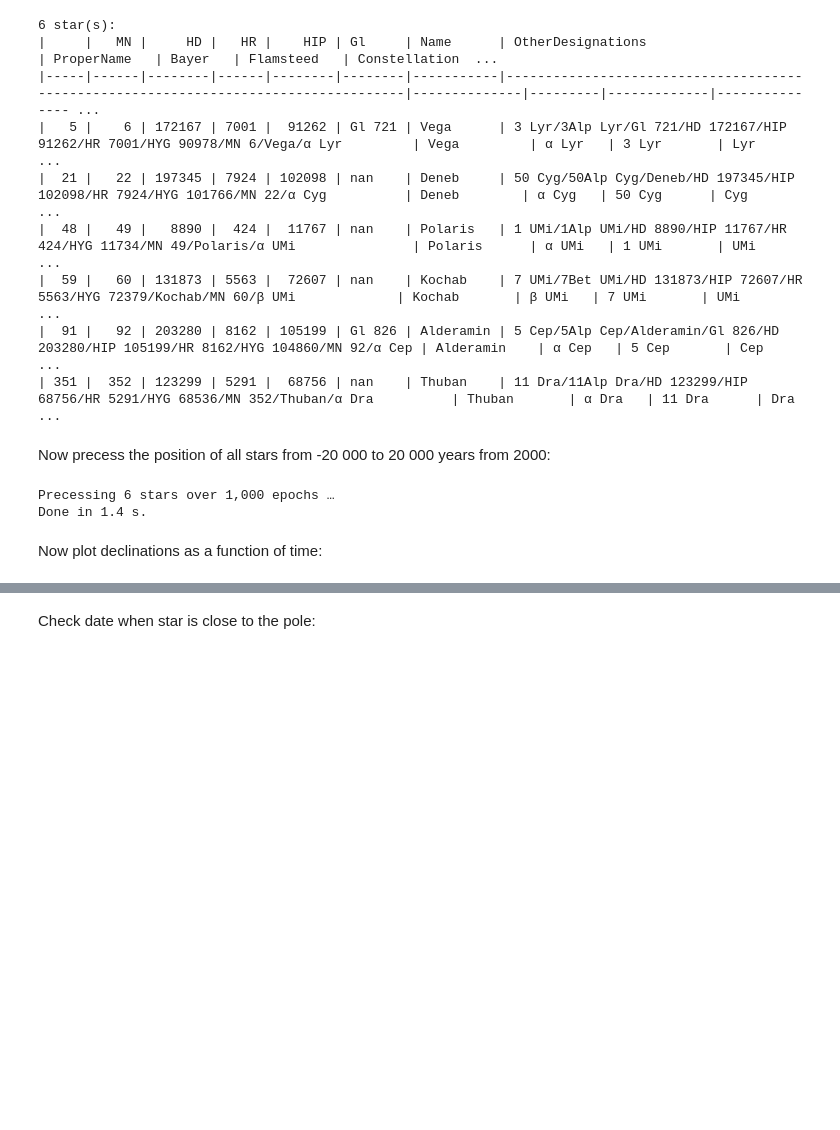
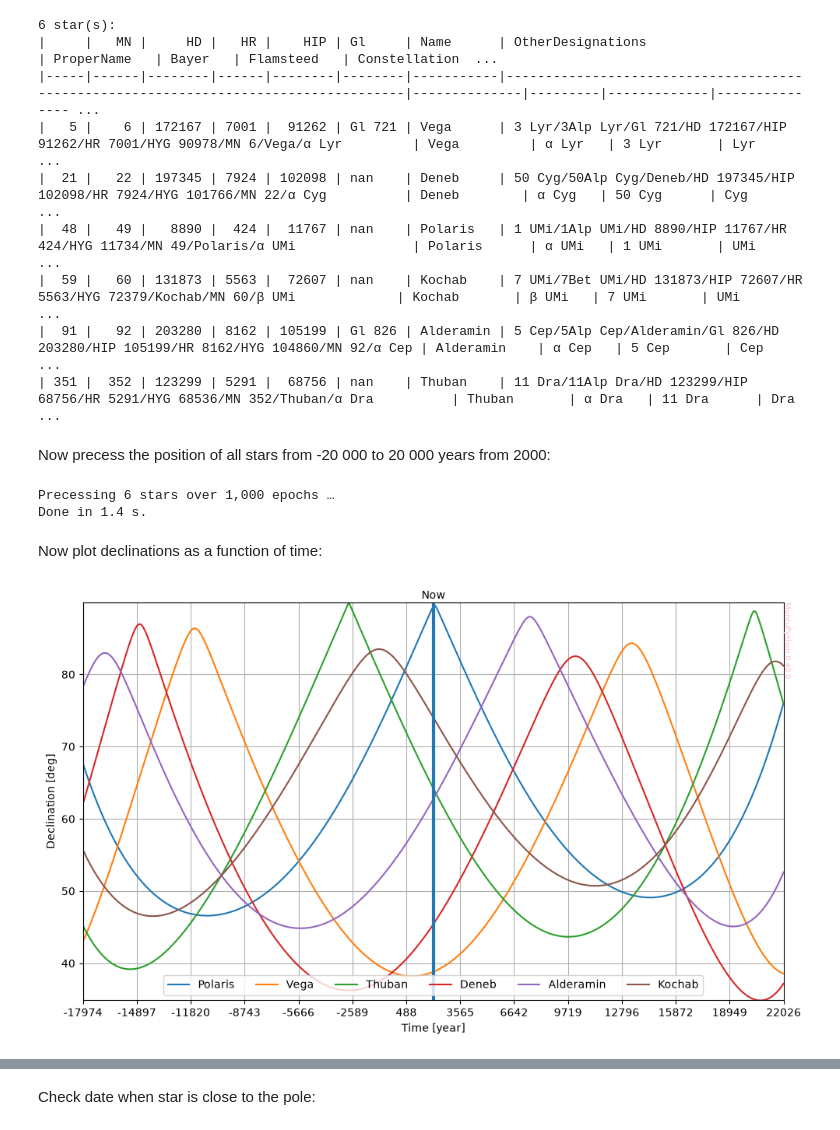
Before and after one commit to seap-udea/MontuPython, a Jupyter notebook: README.ipynb, the cells around one changed output, grey strips where cells are left out. Drawn from its saved outputs; the diff is of its cells as text; code cells hidden in the pictures; blank space fills up the shorter version.

```diff
--- a/README.ipynb
+++ b/README.ipynb
@@ -796,21 +804,25 @@ Now plot declinations as a function of time:
 # %%
 fig,ax = plt.subplots(figsize=(10,6))
 for star in star_names:
     ax.plot(df['tt'],df[star],label=star)
 
 ax.legend(loc='lower center',ncol=len(star_names))
 ax.set_xlabel("Time [year]")
 ax.set_ylabel("Declination [deg]")
 ax.axvline(montu.Time().tt,lw=3)
 ax.text(0.5,1.01,'Now',ha='center',transform=ax.transAxes)
 ax.margins(0)
 ax.set_xticks(np.linspace(df['tt'].min(),df['tt'].max(),14))
 ax.grid()
 montu.Time.set_time_ticks(ax)
 montu.Util.montu_mark(ax)
 fig.tight_layout()
 fig.savefig('gallery/pole-stars.png')
+display(fig)
 plt.close(fig) # Used only for README generation
+from IPython.display import display
+# %% [output]
+[figure, added]
 # %% [markdown]
 <p align="center"><img src="https://github.com/seap-udea/MontuPython/blob/main/gallery/pole-stars.png?raw=true" alt="Logo""/></p>
 # %% [markdown]
```
Also changed, not shown: parts of 4 cells of this notebook, 25 other files.
